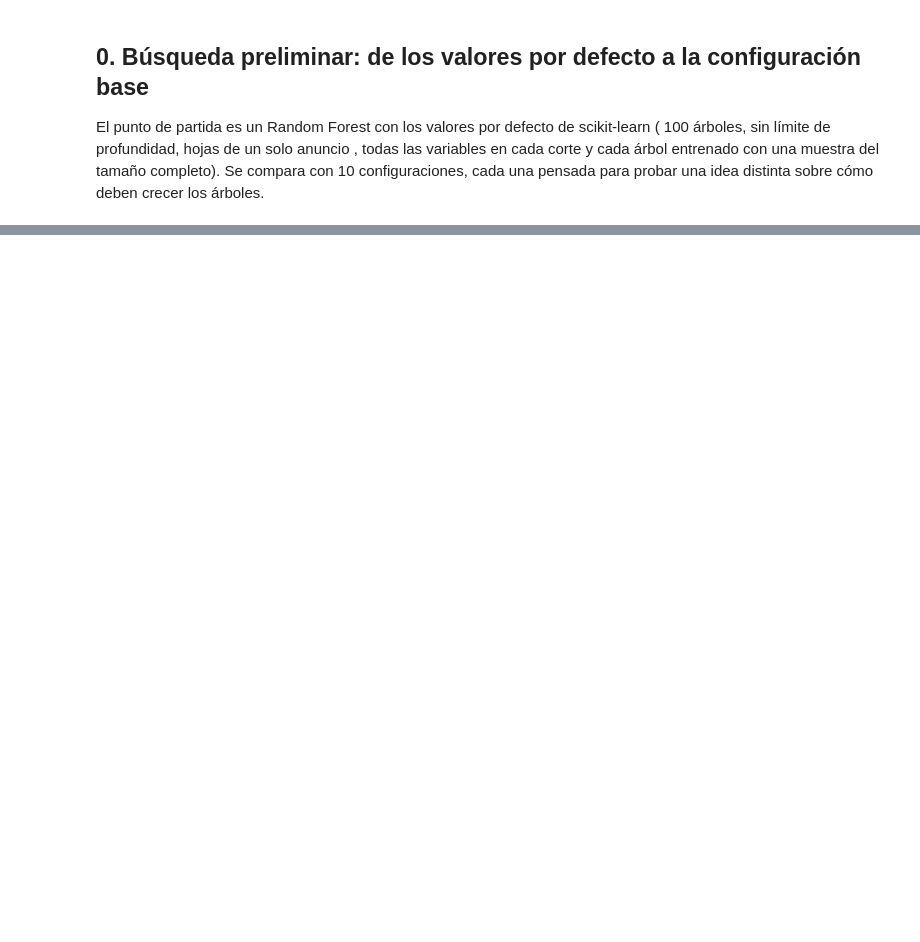
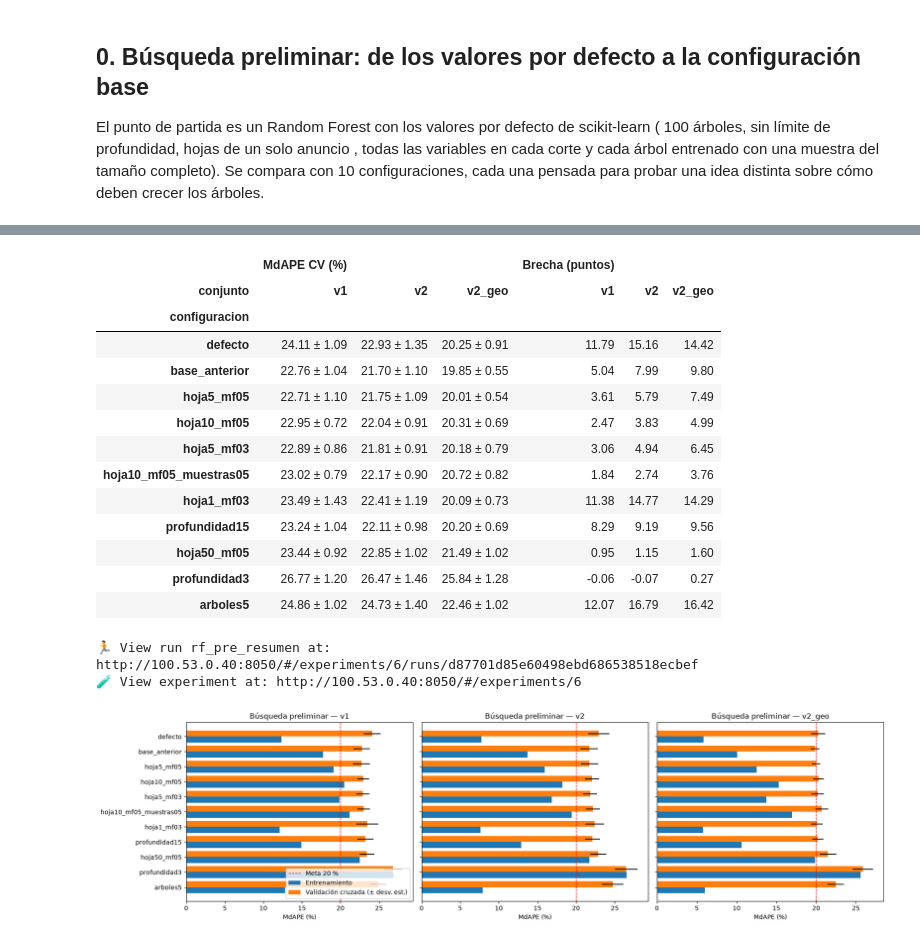
Before and after one commit to EdgarIMR/precios_airbnb_bogota, a Jupyter notebook: notebooks/03_random_forest.ipynb, the cells around one changed output, grey strips where cells are left out. Drawn from its saved outputs; the diff is of its cells as text; code cells hidden in the pictures; blank space fills up the shorter version.

Commit message:
Random Forest: selección con validación cruzada de 10 pliegues y prueba final en anuncios nuevos

```diff
--- a/notebooks/03_random_forest.ipynb
+++ b/notebooks/03_random_forest.ipynb
@@ -34,8 +34,18 @@ from bogoprice.tracking import iniciar_mlflow, registrar_corrida
 AUTOR = "Edgar"
 
 # Qué secciones se ejecutan
-EJECUTAR_PREBUSQUEDA = True    # Sección 0
+EJECUTAR_PREBUSQUEDA = False    # Sección 0
+EJECUTAR_BASE = False           # Sección 1
+EJECUTAR_EXPLORACION = False    # Sección 2
+EJECUTAR_AJUSTE = True         # Sección 3
+EJECUTAR_PRUEBA = True         # Sección 4
 
 datos = preparar_datos()
 pliegues = pliegues_cv(datos)
 resultados = []
+# Configuración base elegida en la búsqueda preliminar (sección 0)
+BASE = {"n_estimators": 400, "min_samples_leaf": 3, "max_features": 0.5, "max_samples": None}
+def rf(**p):
+    # Cada prueba cambia solo los hiperparámetros indicados respecto a BASE
+    params = BASE | p
+    return RandomForestRegressor(n_jobs=-1, random_state=0, **params), params
@@ -90,40 +133,62 @@ if EJECUTAR_PREBUSQUEDA:
 # %%
 if EJECUTAR_PREBUSQUEDA:
-    # Tabla: MdAPE de validación cruzada y brecha frente a entrenamiento, por conjunto
+     # Tabla: MdAPE de validación cruzada (media ± desviación estándar) y brecha, por conjunto
     orden = [cfg[0] for cfg in configuraciones]
-    tabla_previa = (previa.pivot_table(index="configuracion", columns="conjunto",
-                                       values=["mdape_cv", "brecha_cv"])
-                    .reindex(orden).round(2))
+    previa["mdape_cv_txt"] = (previa["mdape_cv"].map("{:.2f}".format) + " ± "
+                              + previa["mdape_cv_std"].map("{:.2f}".format))
+    tabla_previa = pd.concat(
+        {"MdAPE CV (%)": previa.pivot(index="configuracion", columns="conjunto", values="mdape_cv_txt"),
+         "Brecha (puntos)": previa.pivot(index="configuracion", columns="conjunto", values="brecha_cv").round(2)},
+        axis=1,
+    ).reindex(orden)
     display(tabla_previa)
 
     # Figura: error de entrenamiento vs. validación cruzada para cada configuración
     fig, ejes = plt.subplots(1, 3, figsize=(18, 5), sharey=True)
     for eje, version in zip(ejes, ["v1", "v2", "v2_geo"]):
         d = previa[previa["conjunto"] == version].set_index("configuracion").loc[orden]
         y = range(len(d))
         eje.barh([i + 0.2 for i in y], d["mdape_train_cv"], height=0.4, label="Entrenamiento")
         eje.barh([i - 0.2 for i in y], d["mdape_cv"], height=0.4, xerr=d["mdape_cv_std"],
                  label="Validación cruzada (± desv. est.)")
         eje.axvline(20, color="red", ls="--", lw=1, label="Meta 20 %")
         eje.set_yticks(list(y), d.index)
         eje.invert_yaxis()
         eje.set_xlabel("MdAPE (%)")
         eje.set_title(f"Búsqueda preliminar — {version}")
     ejes[0].legend(loc="lower right")
     fig.tight_layout()
 
     # Se guarda la figura y la tabla en MLflow, en una corrida de resumen
     mejores_pre = previa.loc[previa.groupby("conjunto")["mdape_cv"].idxmin()]
     with tempfile.TemporaryDirectory() as tmp:
         ruta_fig = os.path.join(tmp, "prebusqueda_rf_cv.png")
         ruta_csv = os.path.join(tmp, "prebusqueda_rf_cv.csv")
         fig.savefig(ruta_fig, dpi=130)
-        previa.to_csv(ruta_csv, index=False)
+        previa.drop(columns="mdape_cv_txt").to_csv(ruta_csv, index=False)
         registrar_corrida(
             "rf_pre_resumen",
             {"configuraciones": str(orden)},
             {f"mejor_mdape_cv_{fila.conjunto}": float(fila.mdape_cv) for fila in mejores_pre.itertuples()},
             artefactos=[ruta_fig, ruta_csv],
             tags={"autor": AUTOR, "modelo": "Resumen", "etapa": "validacion_cruzada"},
         )
     plt.show()
+# %% [output]
+|  | MdAPE CV (%) |  |  | Brecha (puntos) |  |  |
+| conjunto | v1 | v2 | v2_geo | v1 | v2 | v2_geo |
+| configuracion |  |  |  |  |  |  |
+| defecto | 24.11 ± 1.09 | 22.93 ± 1.35 | 20.25 ± 0.91 | 11.79 | 15.16 | 14.42 |
+| base_anterior | 22.76 ± 1.04 | 21.70 ± 1.10 | 19.85 ± 0.55 | 5.04 | 7.99 | 9.80 |
+| hoja5_mf05 | 22.71 ± 1.10 | 21.75 ± 1.09 | 20.01 ± 0.54 | 3.61 | 5.79 | 7.49 |
+| hoja10_mf05 | 22.95 ± 0.72 | 22.04 ± 0.91 | 20.31 ± 0.69 | 2.47 | 3.83 | 4.99 |
+| hoja5_mf03 | 22.89 ± 0.86 | 21.81 ± 0.91 | 20.18 ± 0.79 | 3.06 | 4.94 | 6.45 |
+| hoja10_mf05_muestras05 | 23.02 ± 0.79 | 22.17 ± 0.90 | 20.72 ± 0.82 | 1.84 | 2.74 | 3.76 |
+| hoja1_mf03 | 23.49 ± 1.43 | 22.41 ± 1.19 | 20.09 ± 0.73 | 11.38 | 14.77 | 14.29 |
+| profundidad15 | 23.24 ± 1.04 | 22.11 ± 0.98 | 20.20 ± 0.69 | 8.29 | 9.19 | 9.56 |
+| hoja50_mf05 | 23.44 ± 0.92 | 22.85 ± 1.02 | 21.49 ± 1.02 | 0.95 | 1.15 | 1.60 |
+| profundidad3 | 26.77 ± 1.20 | 26.47 ± 1.46 | 25.84 ± 1.28 | -0.06 | -0.07 | 0.27 |
+| arboles5 | 24.86 ± 1.02 | 24.73 ± 1.40 | 22.46 ± 1.02 | 12.07 | 16.79 | 16.42 |
+🏃 View run rf_pre_resumen at: http://100.53.0.40:8050/#/experiments/6/runs/d87701d85e60498ebd686538518ecbef
+🧪 View experiment at: http://100.53.0.40:8050/#/experiments/6
+[figure, added]
```
Also changed, not shown: parts of 15 cells of this notebook.
